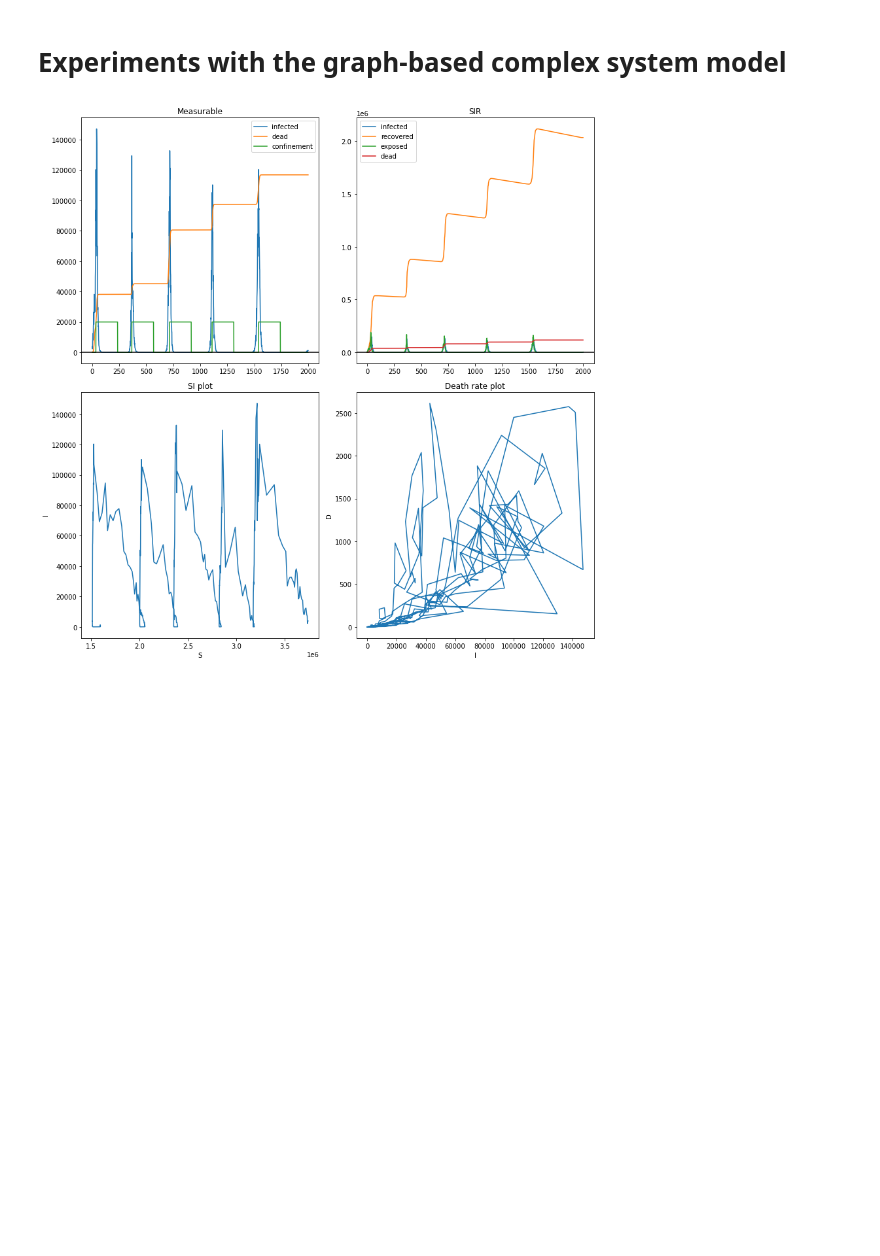
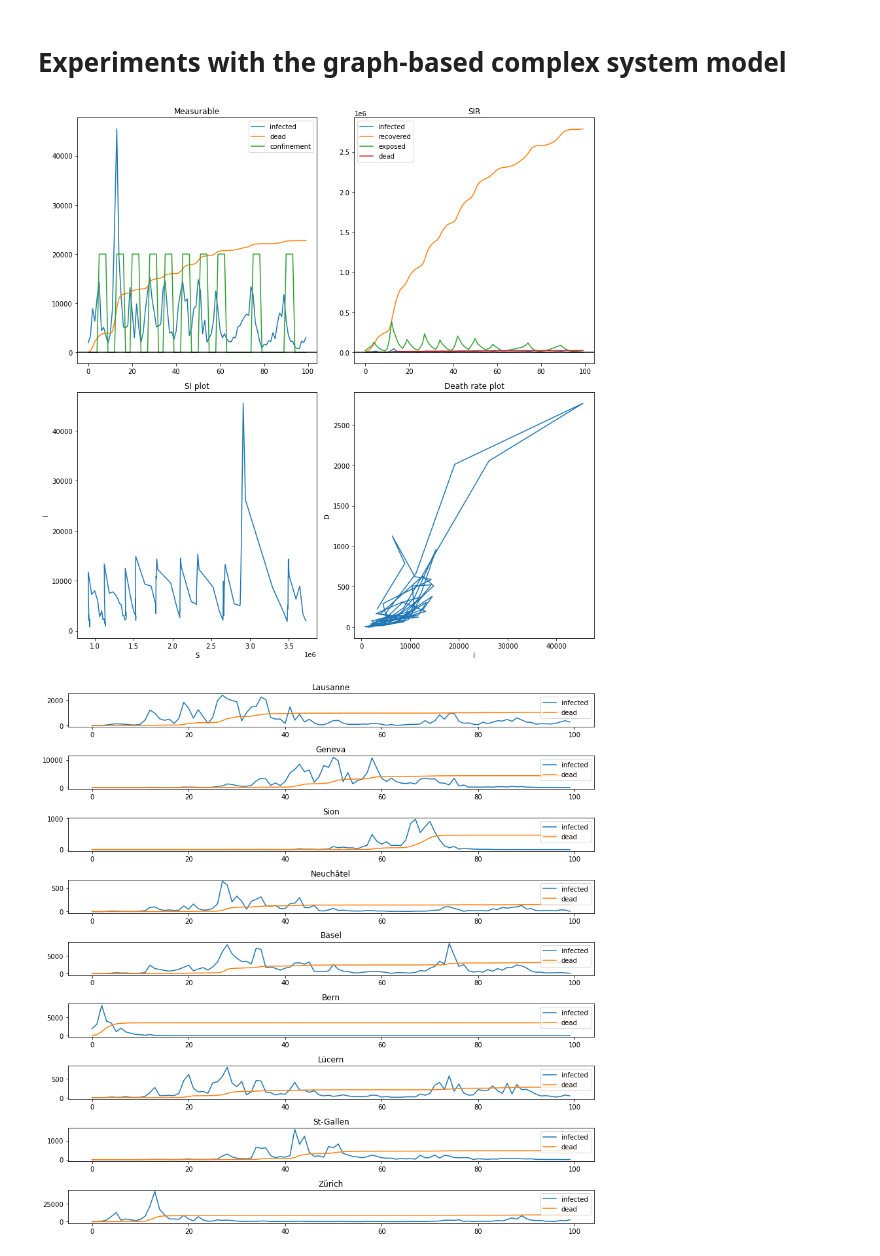
Before and after one commit to RenardDesNeiges/EpidemicsSimulator, a Jupyter notebook: model_experiments.ipynb, the cells around one changed output. Saved outputs shown, nothing was run; the diff lists cells and outputs as text; code cells hidden in the pictures; blank space fills up the shorter version.

Commit message:
action and env step wrapper

```diff
--- a/model_experiments.ipynb
+++ b/model_experiments.ipynb
@@ -10,11 +56,11 @@ from dynamics import ModelDynamics
 # %%
-# dyn = ModelDynamics('./config/switzerland.yaml')
+
 dyn = ModelDynamics('./config/single_city.yaml')
 dyn.start_epidemic(prop=0.05)
 total_history = []
 city_history = []
 for i in range(2000):
-    dyn.step()
+    dyn.step_dyn()
     total, cities = dyn.epidemic_parameters()
     total_history.append(total)
     city_history.append(cities)
@@ -96,11 +71,29 @@ fig.tight_layout()
 # %% [markdown]
 # Experiments with the graph-based complex system model
 # %%
+
 dyn = ModelDynamics('./config/switzerland.yaml')
 # dyn = ModelDynamics('./config/single_city.yaml')
 total_history = []
 city_history = []
 confinement_history = []
+
+def plot_per_city():
+    plt.rcParams['figure.figsize'] = [12, 12]
+
+    fig, ax = plt.subplots(len(city_history[0].keys()),1)
+    i = 0
+    for c in city_history[0].keys():
+        c_suceptible = [h[c]['suceptible'] for h in city_history]
+        c_infected = [h[c]['infected'] for h in city_history]
+        c_recovered = [h[c]['recovered'] for h in city_history]
+        c_dead = [h[c]['dead'] for h in city_history]
+        ax[i].plot(c_infected)
+        ax[i].plot(c_dead)
+        ax[i].legend(['infected', 'dead'], loc='upper right')
+        ax[i].set_title(c)
+        i+= 1
+    fig.tight_layout()
 
 
 def plot():
@@ -140,36 +133,50 @@ def plot():
     ax[1,0].set_ylabel('I')
     ax[1,0].set_title('SI plot')
 
     # plot 3 "Death rate 1"
     ax[1,1].plot(t_infected[1:],t_dead[1:]-t_dead[0:-1])
     ax[1,1].set_xlabel('I')
     ax[1,1].set_ylabel('D')
     ax[1,1].set_title('Death rate plot')
 
     fig.tight_layout()
 
     plt.show()
 
+
+
+dyn = ModelDynamics('./config/switzerland.yaml')
+act = {}
+act['confinement'] = {c:False for c in dyn.cities}
+act['isolation'] = {c:False for c in dyn.cities}
+act['hospital'] = {c:False for c in dyn.cities}
+act['vaccinate'] = False
+dyn.start_epidemic()
+
 dyn.start_epidemic(prop=0.05)
-confinement_time = 200
+confinement_time = 3
 timer = -1
 
 
-for i in range(2000):
-    if total['infected']>100000 or timer >= 0:
+for i in range(100):
+    if total['infected']>10000 or timer >= 0:
             if timer == -1:
                 timer = confinement_time
             timer -= 1
-            dyn.step(confine=True)
+            act['confinement'] = {c:True for c in dyn.cities}
+            obs = dyn.step(act)
             confinement_history.append(1.0)
     else:
-        dyn.step()
+        dyn.step(act)
+        act['confinement'] = {c:False for c in dyn.cities}
         confinement_history.append(0)
 
     total, cities = dyn.epidemic_parameters()
     total_history.append(total)
     city_history.append(cities)
 
 plot()
+plot_per_city()
 # %% [output]
-[figure, old version]
+[figure, new version]
+[figure, added]
```
Also changed, not shown: parts of 6 cells of this notebook, 7 other files.
